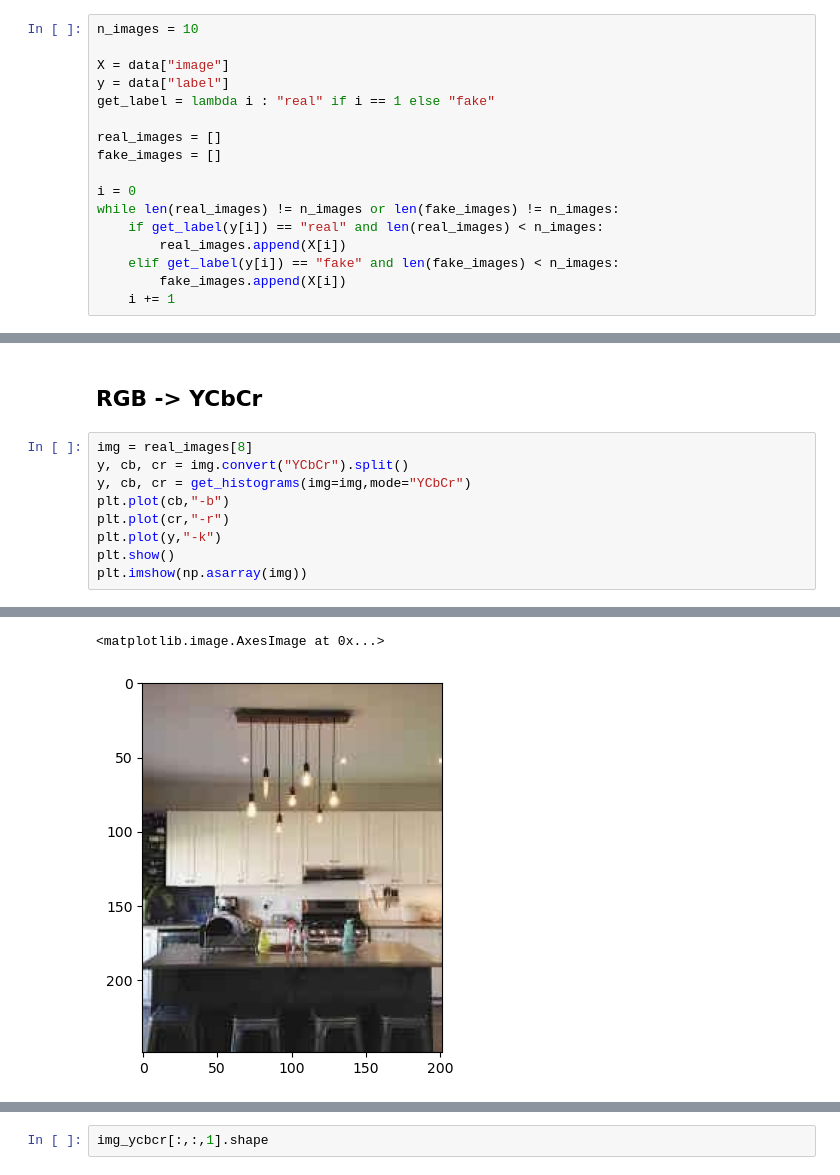
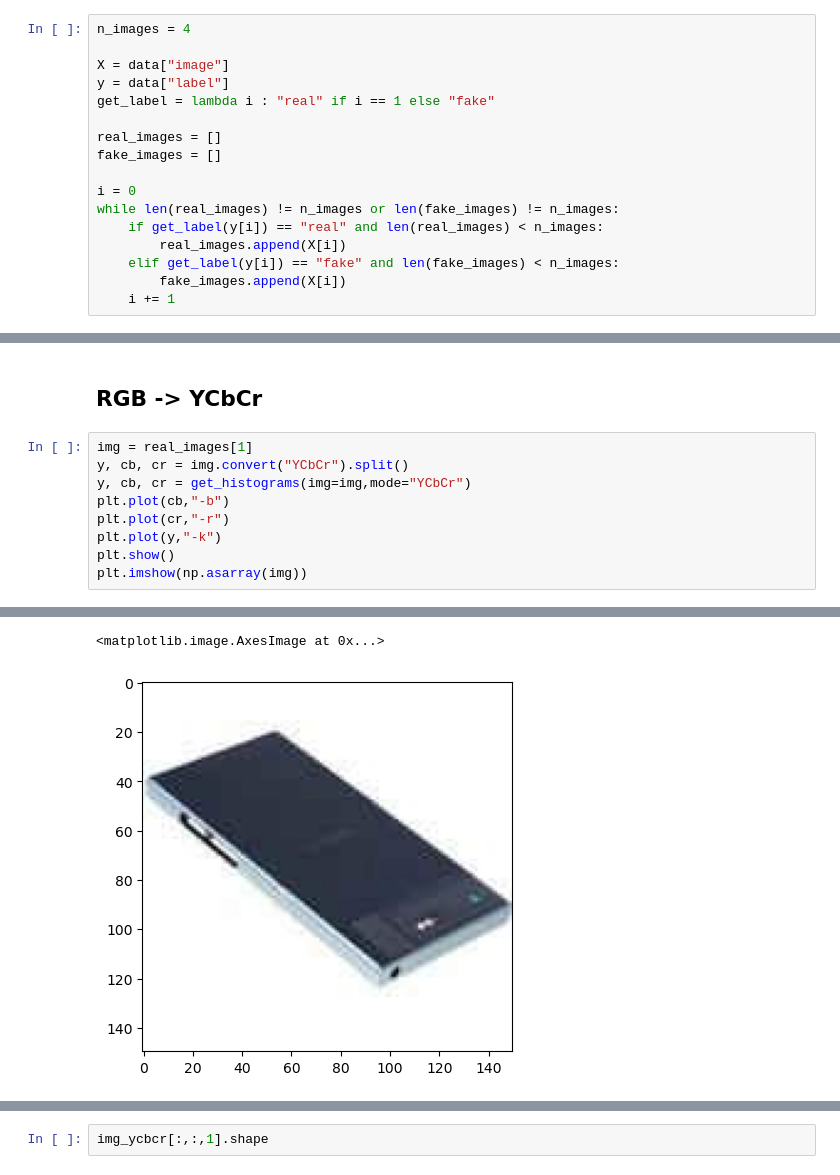
Before and after one commit to LucasSLD/generated_image_detection, a Jupyter notebook: src/notebooks/color_features.ipynb, the cells around one changed output, grey strips where cells are left out. Drawn from its saved outputs; the diff is of its cells as text.

```diff
--- a/src/notebooks/color_features.ipynb
+++ b/src/notebooks/color_features.ipynb
@@ -18,7 +21,7 @@ Dataset({
     num_rows: 1000
 })
 # %%
-n_images = 10
+n_images = 4
 
 X = data["image"]
 y = data["label"]
@@ -74,7 +88,7 @@ plt.show()
 # %% [markdown]
 ## RGB -> YCbCr
 # %%
-img = real_images[8]
+img = real_images[1]
 y, cb, cr = img.convert("YCbCr").split()
 y, cb, cr = get_histograms(img=img,mode="YCbCr")
 plt.plot(cb,"-b")
@@ -87,3 +101,3 @@ plt.imshow(np.asarray(img))
 <matplotlib.image.AxesImage at 0x...>
-[figure, old version]
+[figure, new version]
 # %%
```
Also changed, not shown: parts of 9 cells of this notebook, 6 other files.
